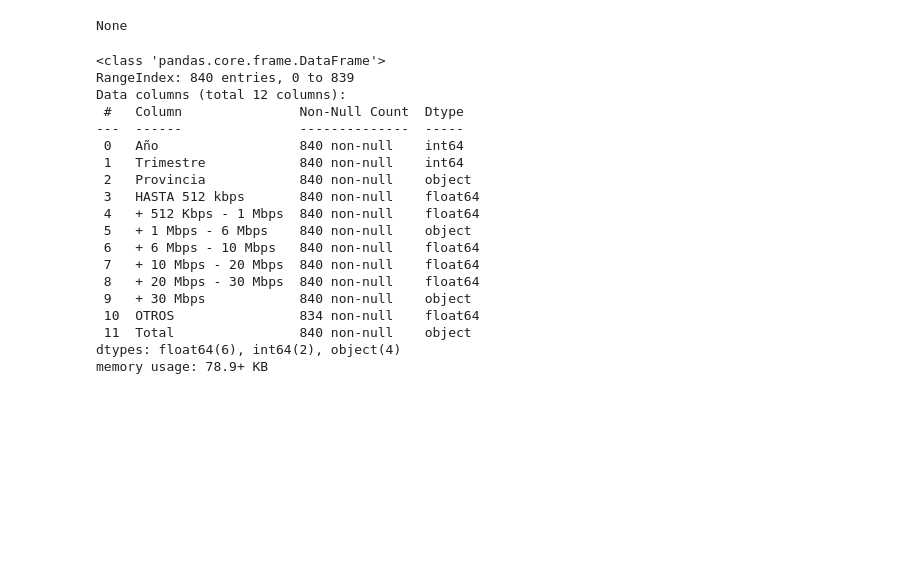
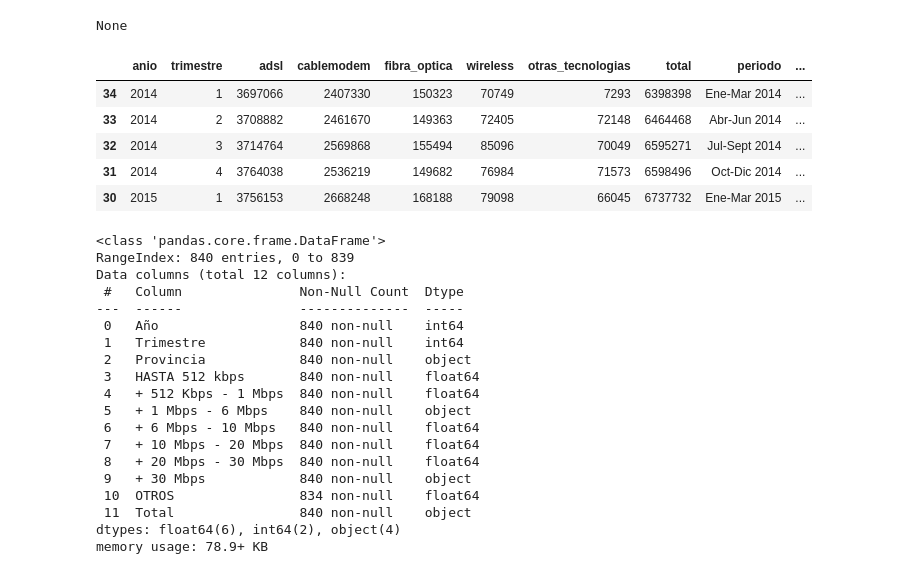
Before and after one commit to VacaColl18/telecom-insight-analytics, a Jupyter notebook: ETL.ipynb, the cells around one changed output. Saved outputs shown, nothing was run; the diff lists cells and outputs as text; code cells hidden in the pictures; blank space fills up the shorter version.

```diff
--- a/ETL.ipynb
+++ b/ETL.ipynb
@@ -248,6 +379,29 @@ memory usage: 2.6+ KB
 | 3 | 2021 | 4 | 1.657.615 | 5.984.240 | 2.072.236 | 523.107 | 252.596 | 10.489.794 | Oct-Dic 2021 |
 | 4 | 2021 | 3 | 1.950.631 | 5.826.257 | 1.566.048 | 492.415 | 250.190 | 10.085.541 | Jul-Sept 2021 |
 None
+# %%
+columnas_acceso_tecnologia = ['anio', 'trimestre', 'adsl', 'cablemodem', 'fibra_optica', 'wireless', 'otras_tecnologias', 'total', 'periodo']
+acceso_tecnologia.columns = columnas_acceso_tecnologia
+
+
+acceso_tecnologia['adsl'] = acceso_tecnologia['adsl'].str.replace('.', '').astype(int)
+acceso_tecnologia['cablemodem'] = acceso_tecnologia['cablemodem'].str.replace('.', '').astype(int)
+acceso_tecnologia['fibra_optica'] = acceso_tecnologia['fibra_optica'].str.replace('.', '').astype(int)
+acceso_tecnologia['wireless'] = acceso_tecnologia['wireless'].astype(str).str.replace('.', '').astype(int)
+acceso_tecnologia['otras_tecnologias'] = acceso_tecnologia['otras_tecnologias'].astype(str).str.replace('.', '').astype(int)
+acceso_tecnologia['total'] = acceso_tecnologia['total'].str.replace('.', '').astype(int)
+acceso_tecnologia['trim_anio'] = pd.PeriodIndex(year=acceso_tecnologia['anio'], quarter=acceso_tecnologia['trimestre']).to_timestamp()
+acceso_tecnologia = acceso_tecnologia.sort_values('trim_anio')
+acceso_tecnologia.to_pickle(r'db_eda\acceso_tecnologia.pkl')
+# %%
+acceso_tecnologia.head()
+# %% [output]
+|  | anio | trimestre | adsl | cablemodem | fibra_optica | wireless | otras_tecnologias | total | periodo | ... |
+| 34 | 2014 | 1 | 3697066 | 2407330 | 150323 | 70749 | 7293 | 6398398 | Ene-Mar 2014 | ... |
+| 33 | 2014 | 2 | 3708882 | 2461670 | 149363 | 72405 | 72148 | 6464468 | Abr-Jun 2014 | ... |
+| 32 | 2014 | 3 | 3714764 | 2569868 | 155494 | 85096 | 70049 | 6595271 | Jul-Sept 2014 | ... |
+| 31 | 2014 | 4 | 3764038 | 2536219 | 149682 | 76984 | 71573 | 6598496 | Oct-Dic 2014 | ... |
+| 30 | 2015 | 1 | 3756153 | 2668248 | 168188 | 79098 | 66045 | 6737732 | Ene-Mar 2015 | ... |
 # %%
 display(acceso_velocidad.head(), acceso_velocidad.info())
 # %% [output]
```
Also changed, not shown: parts of 23 cells of this notebook, 1 other file.
